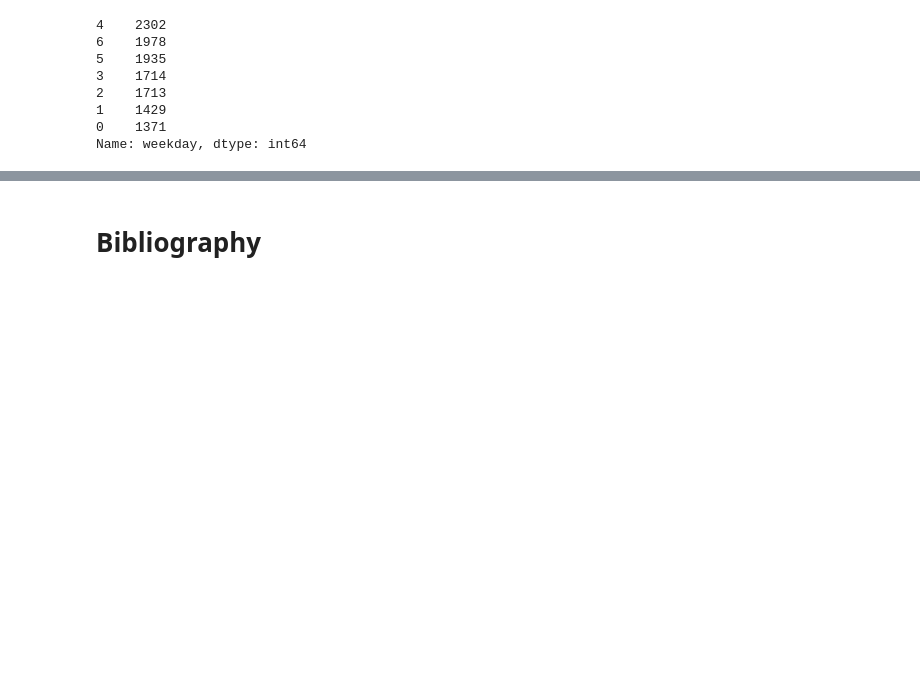
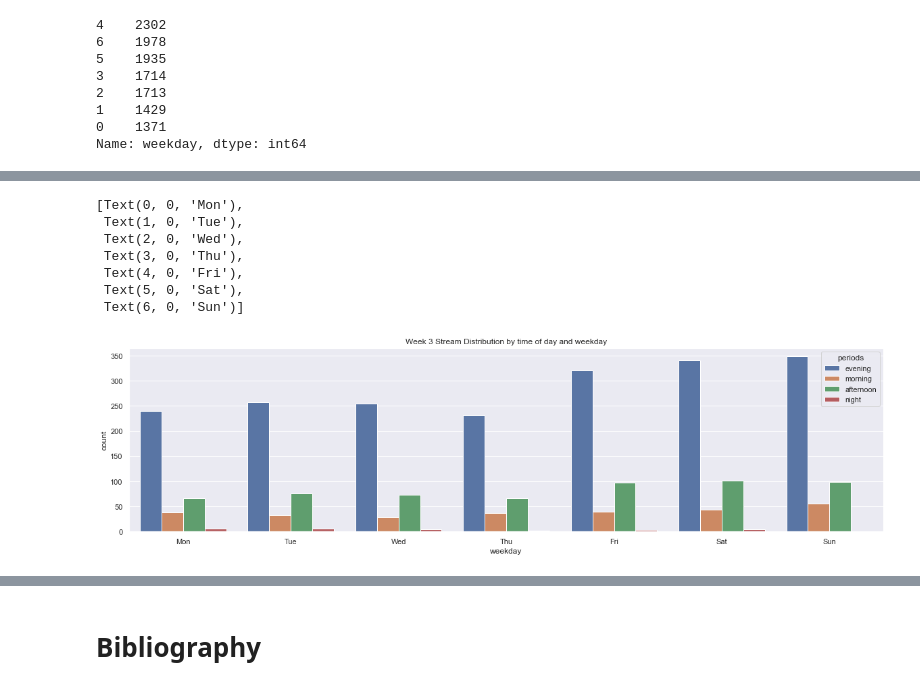
Before and after one commit to Mantvydas-data/Programming-for-DA-2021-Proj, a Jupyter notebook: project.ipynb, the cells around one changed output, grey strips where cells are left out. Drawn from its saved outputs; the diff is of its cells as text; code cells hidden in the pictures; blank space fills up the shorter version.

```diff
--- a/project.ipynb
+++ b/project.ipynb
@@ -546,0 +567,23 @@ week3
+# %%
+# Seaborn plot style- white
+sns.set_theme(style="darkgrid")
+plt.figure(figsize=(20,5))
+labels= ['Mon', 'Tue', 'Wed', 'Thu', 'Fri', 'Sat', 'Sun']
+
+
+ax = sns.countplot(x="weekday", hue="periods", data=week3)
+plt.title('Week 3 Stream Distribution by time of day and weekday')
+ax.set_xticklabels(labels)
+#plt.xticks(['Mon', 'Tue', 'Wed', 'Thu', 'Fri', 'Sat', 'Sun'])
+#plt.xticks(['0', '1', '2', '3', '4', '5', '6'], ['Mon', 'Tue', 'Wed', 'Thu', 'Fri', 'Sat', 'Sun'])
+#ax.set(xticks=['Mon', 'Tue', 'Wed', 'Thu', 'Fri', 'Sat', 'Sun'])
+#plt.xticks(fulldf['periods'].value_counts() , labels, rotation='vertical')
+# %% [output]
+[Text(0, 0, 'Mon'),
+ Text(1, 0, 'Tue'),
+ Text(2, 0, 'Wed'),
+ Text(3, 0, 'Thu'),
+ Text(4, 0, 'Fri'),
+ Text(5, 0, 'Sat'),
+ Text(6, 0, 'Sun')]
+[figure, added]
```
Also changed, not shown: parts of 5 cells of this notebook, 1 other file.
